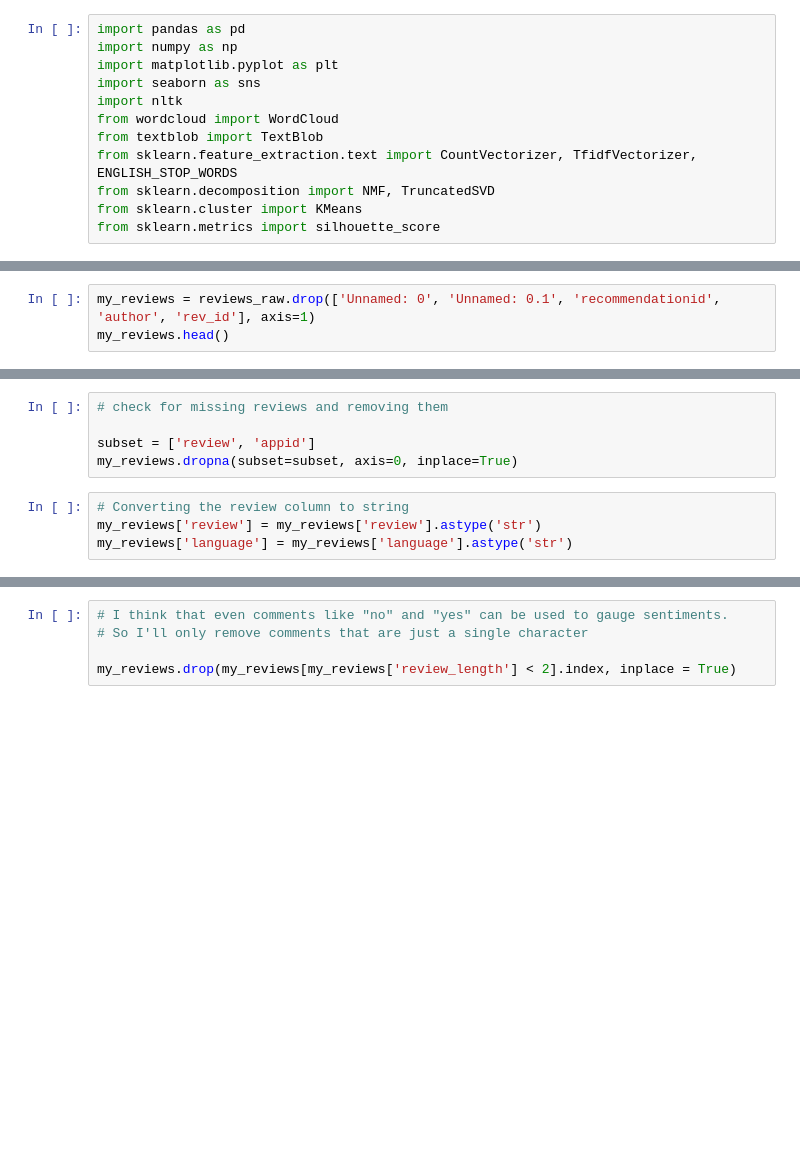
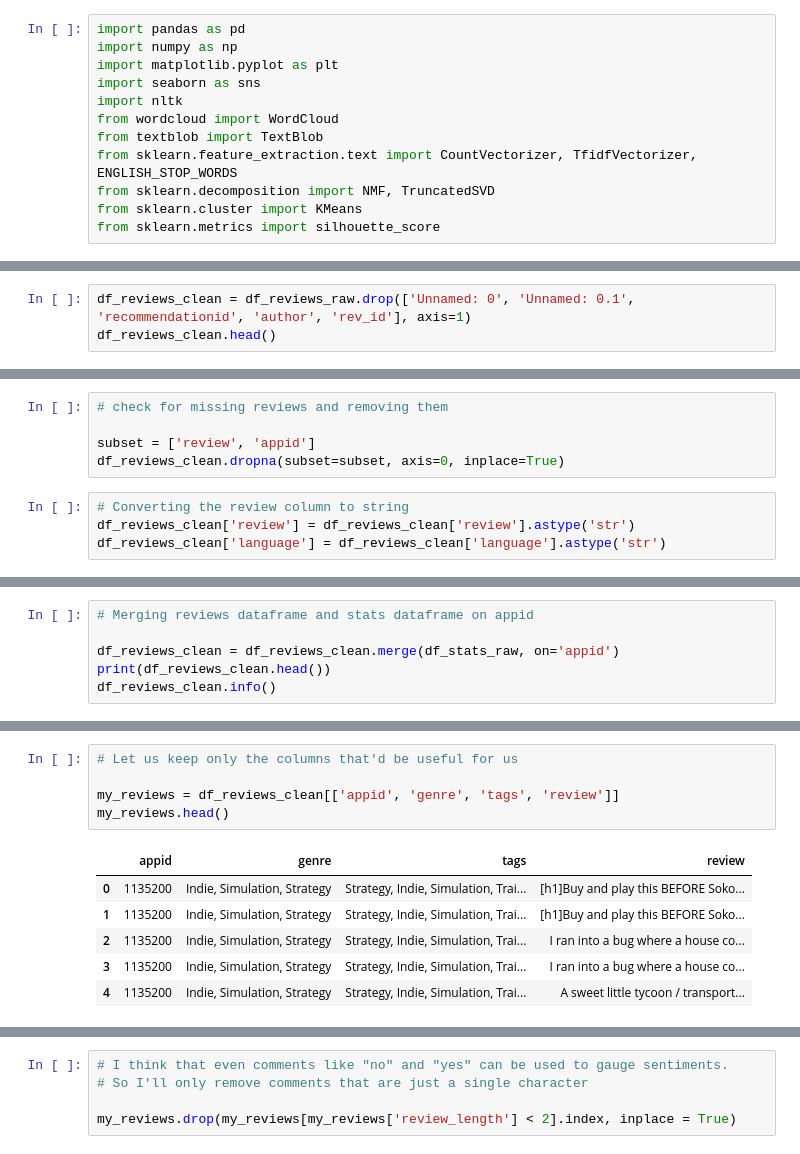
Before and after one commit to EdwinVIII/dataknights_project, a Jupyter notebook: Text Analysis.ipynb, the cells around one changed output, grey strips where cells are left out. Saved outputs shown, nothing was run; the diff lists cells and outputs as text; blank space fills up the shorter version.

```diff
--- a/Text Analysis.ipynb
+++ b/Text Analysis.ipynb
@@ -46,8 +46,8 @@ reviews_raw.head()
 | 3 | 3.0 | 1155810_4 | 60567594 | 76561198094159267 | english | I got Santa trapped in Purgatory.... | 1577329940 | ... |
 | 4 | 4.0 | 1155810_5 | 106470307 | 76561198066590240 | english | [h1]Experienced on the Oculus Que... | 1640408475 | ... |
 # %%
-my_reviews = reviews_raw.drop(['Unnamed: 0', 'Unnamed: 0.1', 'recommendationid', 'author', 'rev_id'], axis=1)
-my_reviews.head()
+df_reviews_clean = df_reviews_raw.drop(['Unnamed: 0', 'Unnamed: 0.1', 'recommendationid', 'author', 'rev_id'], axis=1)
+df_reviews_clean.head()
 # %% [output]
 |  | language | review | timestamp_created | timestamp_updated | voted_up | votes_up | votes_funny | ... |
 | 0 | english | Unfortunately, at this price poin... | 1572942648 | 1572942648 | False | 11 | 2 | ... |
@@ -81,9 +78,9 @@ dtype: int64
 # check for missing reviews and removing them
 
 subset = ['review', 'appid']
-my_reviews.dropna(subset=subset, axis=0, inplace=True)
+df_reviews_clean.dropna(subset=subset, axis=0, inplace=True)
 # %%
 # Converting the review column to string
-my_reviews['review'] = my_reviews['review'].astype('str')
-my_reviews['language'] = my_reviews['language'].astype('str')
+df_reviews_clean['review'] = df_reviews_clean['review'].astype('str')
+df_reviews_clean['language'] = df_reviews_clean['language'].astype('str')
 # %%
@@ -117,0 +128,6 @@ memory usage: 36.9+ MB
+# %%
+# Merging reviews dataframe and stats dataframe on appid
+
+df_reviews_clean = df_reviews_clean.merge(df_stats_raw, on='appid')
+print(df_reviews_clean.head())
+df_reviews_clean.info()
@@ -117,0 +152,12 @@ memory usage: 36.9+ MB
+# %%
+# Let us keep only the columns that'd be useful for us
+
+my_reviews = df_reviews_clean[['appid', 'genre', 'tags', 'review']]
+my_reviews.head()
+# %% [output]
+|  | appid | genre | tags | review |
+| 0 | 1135200 | Indie, Simulation, Strategy | Strategy, Indie, Simulation, Trai... | [h1]Buy and play this BEFORE Soko... |
+| 1 | 1135200 | Indie, Simulation, Strategy | Strategy, Indie, Simulation, Trai... | [h1]Buy and play this BEFORE Soko... |
+| 2 | 1135200 | Indie, Simulation, Strategy | Strategy, Indie, Simulation, Trai... | I ran into a bug where a house co... |
+| 3 | 1135200 | Indie, Simulation, Strategy | Strategy, Indie, Simulation, Trai... | I ran into a bug where a house co... |
+| 4 | 1135200 | Indie, Simulation, Strategy | Strategy, Indie, Simulation, Trai... | A sweet little tycoon / transport... |
```
Also changed, not shown: parts of 21 cells of this notebook.
